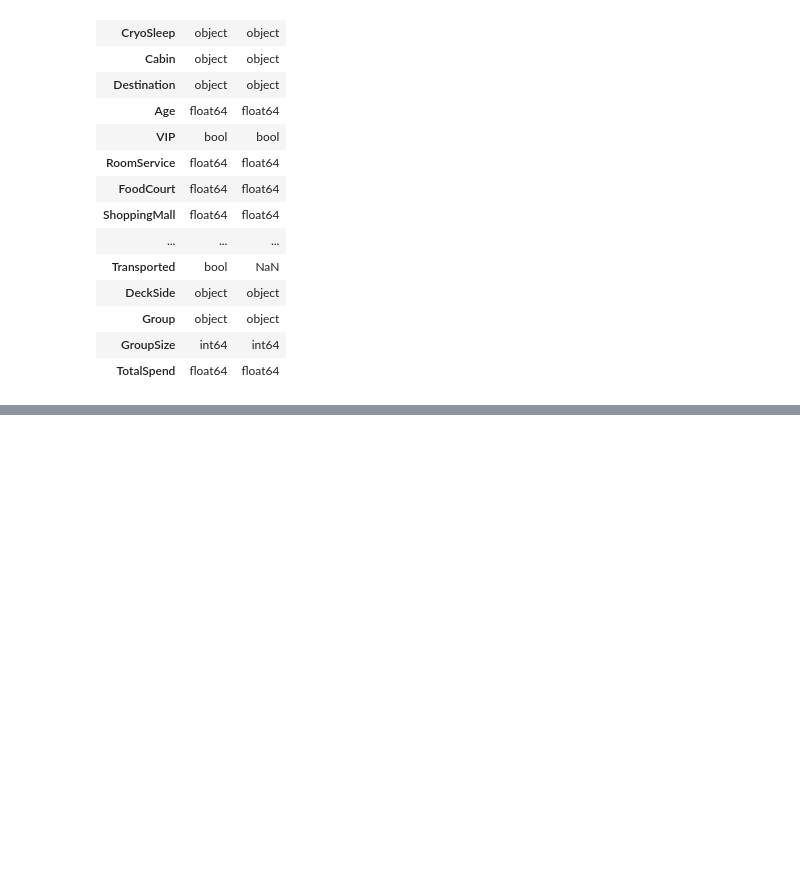
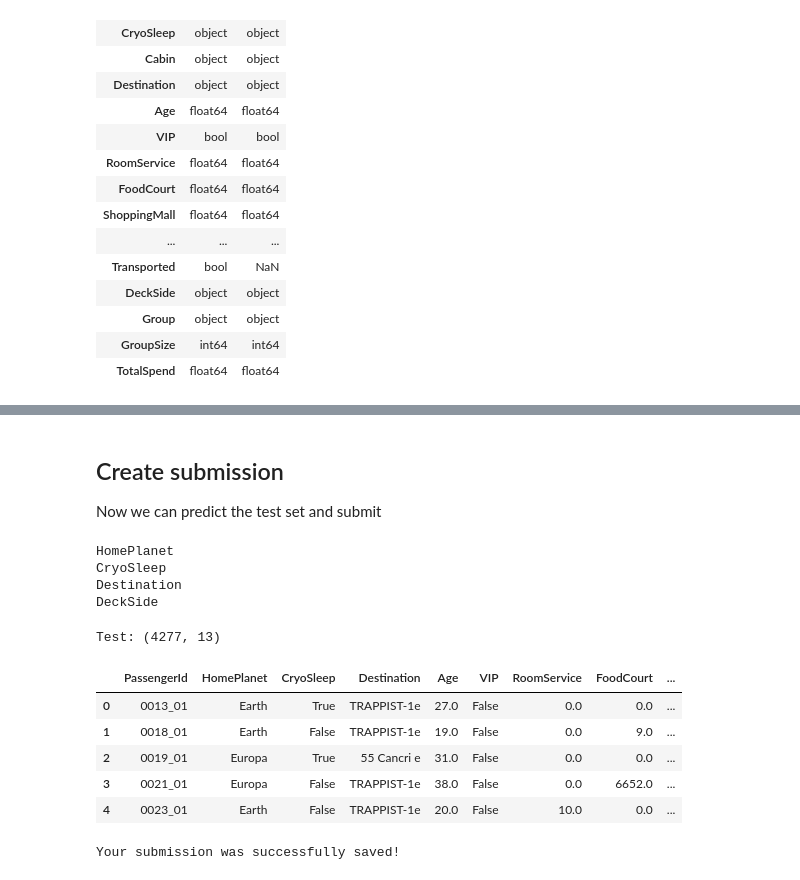
Before and after one commit to edoatley/ml, a Jupyter notebook: kaggle/competitions/spaceship-titanic/02-edo-space-titanic-model-first.ipynb, the cells around one changed output, grey strips where cells are left out. Cells and saved outputs as stored; diff of their text form; code cells hidden in the pictures; blank space fills up the shorter version.

```diff
--- a/kaggle/competitions/spaceship-titanic/02-edo-space-titanic-prepare.ipynb
+++ b/kaggle/competitions/spaceship-titanic/02-edo-space-titanic-model-first.ipynb
@@ -1099,9 +1105,11 @@ We can now drop these columns:
 # Drop the columns that are not required
 def drop_unrequired_columns(df: pd.DataFrame) -> pd.DataFrame:
     columns_to_drop = [
-        # 'PassengerId',
+        # 'PassengerId', # we will do this later
         'TotalSpend',
-        'Cabin'
+        'Cabin',
+        'Name',
+        'Group',
     ]
     df.drop(columns_to_drop, axis = 1, inplace = True)
     return df
@@ -1110,0 +1147,9 @@ test_df = drop_unrequired_columns(test_df)
+# %%
+# There are some cases where we have used 'Unknown' in boolean columns that have True and False otherwise that led to an error
+# complaining about a mix of str and bool so we need to convert the columns to str
+
+# print all columns where the value is 'Unknown'
+for column in train_df.columns:
+    if 'Unknown' in train_df[column].unique():
+        print(column)
+        train_df[column] = train_df[column].astype(str)
@@ -1110,0 +1389,30 @@ test_df = drop_unrequired_columns(test_df)
+# %% [markdown]
+## Create submission
+
+Now we can predict the test set and submit
+# %%
+# Convert any Boolean columns with Unknown to String type
+for column in test_df.columns:
+    if 'Unknown' in test_df[column].unique():
+        print(column)
+        test_df[column] = test_df[column].astype(str)
+# %% [output]
+HomePlanet
+CryoSleep
+Destination
+DeckSide
+# %%
+# Check the shape
+
+print(f'Test: {test_df.shape}')
+
+# Print the first 5 rows:
+test_df.head()
+# %% [output]
+Test: (4277, 13)
+|  | PassengerId | HomePlanet | CryoSleep | Destination | Age | VIP | RoomService | FoodCourt | ... |
+| 0 | 0013_01 | Earth | True | TRAPPIST-1e | 27.0 | False | 0.0 | 0.0 | ... |
+| 1 | 0018_01 | Earth | False | TRAPPIST-1e | 19.0 | False | 0.0 | 9.0 | ... |
+| 2 | 0019_01 | Europa | True | 55 Cancri e | 31.0 | False | 0.0 | 0.0 | ... |
+| 3 | 0021_01 | Europa | False | TRAPPIST-1e | 38.0 | False | 0.0 | 6652.0 | ... |
+| 4 | 0023_01 | Earth | False | TRAPPIST-1e | 20.0 | False | 10.0 | 0.0 | ... |
@@ -1110,0 +1428,7 @@ test_df = drop_unrequired_columns(test_df)
+# %%
+# Write the submission DataFrame
+submission = pd.DataFrame({'PassengerId': idx_test, 'Transported': y_pred})
+submission.to_csv('submissions/first/submission.csv', index=False)
+print("Your submission was successfully saved!")
+# %% [output]
+Your submission was successfully saved!
```
Also changed, not shown: parts of 34 cells of this notebook, 11 other files.
